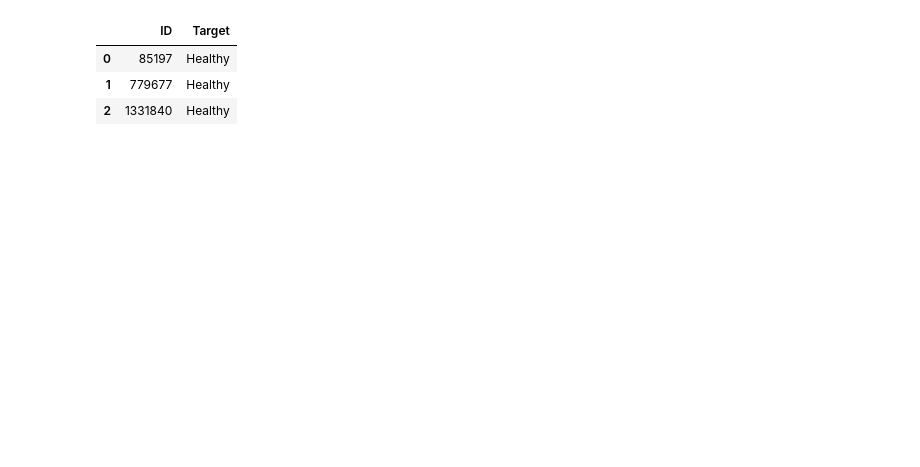
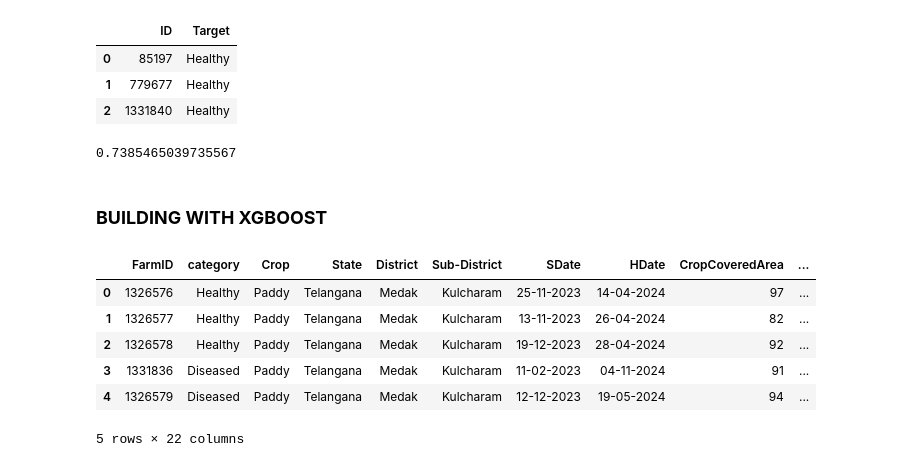
Before and after one commit to AduragbemiOyinlola/TCHC, a Jupyter notebook: crop_health.ipynb, the cells around one changed output. Cells and saved outputs as stored; diff of their text form; code cells hidden in the pictures; blank space fills up the shorter version.

```diff
--- a/crop_health.ipynb
+++ b/crop_health.ipynb
@@ -384,0 +422,10 @@ submission.to_csv('submission.csv', index=False)
+# %%
+best_model = random_search.best_estimator_
+
+# Evaluate on the test set
+y_test_pred = best_model.predict(X_test)
+f1_score(y_test, y_test_pred, average='weighted')
+# %% [output]
+0.7385465039735567
+# %% [markdown]
+### **BUILDING WITH XGBOOST**
@@ -384,0 +436,11 @@ submission.to_csv('submission.csv', index=False)
+# %%
+data = pd.read_csv('Data.csv')
+data.head()
+# %% [output]
+|  | FarmID | category | Crop | State | District | Sub-District | SDate | HDate | CropCoveredArea | ... |
+| 0 | 1326576 | Healthy | Paddy | Telangana | Medak | Kulcharam | 25-11-2023 | 14-04-2024 | 97 | ... |
+| 1 | 1326577 | Healthy | Paddy | Telangana | Medak | Kulcharam | 13-11-2023 | 26-04-2024 | 82 | ... |
+| 2 | 1326578 | Healthy | Paddy | Telangana | Medak | Kulcharam | 19-12-2023 | 28-04-2024 | 92 | ... |
+| 3 | 1331836 | Diseased | Paddy | Telangana | Medak | Kulcharam | 11-02-2023 | 04-11-2024 | 91 | ... |
+| 4 | 1326579 | Diseased | Paddy | Telangana | Medak | Kulcharam | 12-12-2023 | 19-05-2024 | 94 | ... |
+5 rows × 22 columns
```
Also changed, not shown: parts of 14 cells of this notebook.
